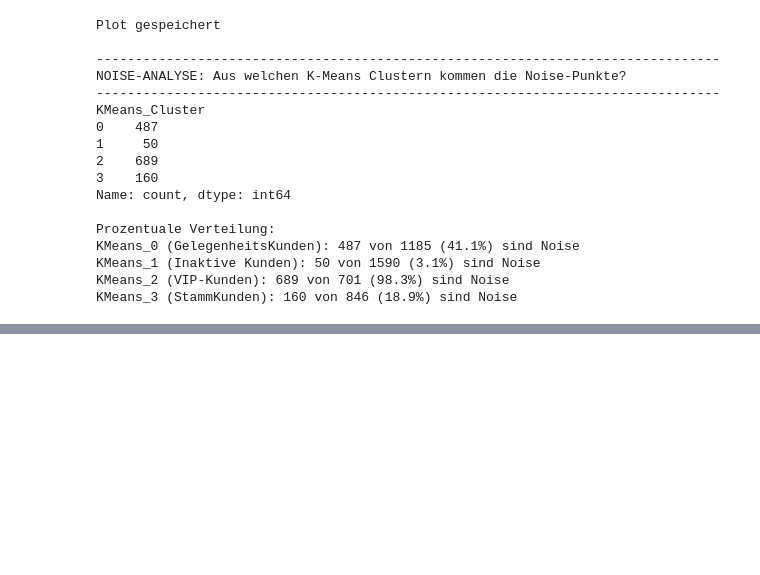
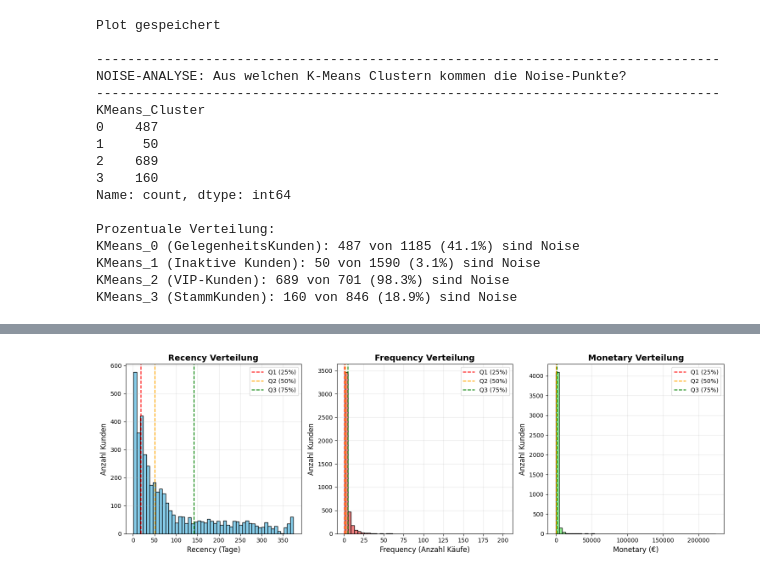
Before and after one commit to Zulkerr/kundensegmentierung-erst, a Jupyter notebook: notebooks/trainieren_und_test_daten.ipynb, the cells around one changed output, grey strips where cells are left out. Saved outputs shown, nothing was run; the diff lists cells and outputs as text; code cells hidden in the pictures; blank space fills up the shorter version.

```diff
--- a/notebooks/trainieren_und_test_daten.ipynb
+++ b/notebooks/trainieren_und_test_daten.ipynb
@@ -1342,3 +1342,89 @@ KMeans_0 (GelegenheitsKunden): 487 von 1185 (41.1%) sind Noise
 KMeans_1 (Inaktive Kunden): 50 von 1590 (3.1%) sind Noise
 KMeans_2 (VIP-Kunden): 689 von 701 (98.3%) sind Noise
 KMeans_3 (StammKunden): 160 von 846 (18.9%) sind Noise
+# %%
+print("="*80)
+print("ANSATZ 2: REGELBASIERTE GROUND TRUTH")
+print("="*80)
+
+print("\n" + "="*80)
+print("SCHRITT 1: RFM-Verteilung analysieren (Schwellenwerte bestimmen)")
+print("="*80)
+
+# Quartile berechnen (25%, 50%, 75%)
+rfm_quartiles = rfm[['Recency', 'Frequency', 'Monetary']].describe()
+
+print("\nRFM-Statistiken:")
+print(rfm_quartiles)
+
+# Visualisierung
+fig, axes = plt.subplots(1, 3, figsize=(15, 5))
+
+# Recency
+axes[0].hist(rfm['Recency'], bins=50, color='skyblue', edgecolor='black')
+axes[0].axvline(rfm['Recency'].quantile(0.25), color='red', linestyle='--', label='Q1 (25%)')
+axes[0].axvline(rfm['Recency'].quantile(0.50), color='orange', linestyle='--', label='Q2 (50%)')
+axes[0].axvline(rfm['Recency'].quantile(0.75), color='green', linestyle='--', label='Q3 (75%)')
+axes[0].set_xlabel('Recency (Tage)', fontsize=12)
+axes[0].set_ylabel('Anzahl Kunden', fontsize=12)
+axes[0].set_title('Recency Verteilung', fontsize=14, fontweight='bold')
+axes[0].legend()
+axes[0].grid(alpha=0.3)
+
+# Frequency
+axes[1].hist(rfm['Frequency'], bins=50, color='lightcoral', edgecolor='black')
+axes[1].axvline(rfm['Frequency'].quantile(0.25), color='red', linestyle='--', label='Q1 (25%)')
+axes[1].axvline(rfm['Frequency'].quantile(0.50), color='orange', linestyle='--', label='Q2 (50%)')
+axes[1].axvline(rfm['Frequency'].quantile(0.75), color='green', linestyle='--', label='Q3 (75%)')
+axes[1].set_xlabel('Frequency (Anzahl Käufe)', fontsize=12)
+axes[1].set_ylabel('Anzahl Kunden', fontsize=12)
+axes[1].set_title('Frequency Verteilung', fontsize=14, fontweight='bold')
+axes[1].legend()
+axes[1].grid(alpha=0.3)
+
+# Monetary
+axes[2].hist(rfm['Monetary'], bins=50, color='lightgreen', edgecolor='black')
+axes[2].axvline(rfm['Monetary'].quantile(0.25), color='red', linestyle='--', label='Q1 (25%)')
+axes[2].axvline(rfm['Monetary'].quantile(0.50), color='orange', linestyle='--', label='Q2 (50%)')
+axes[2].axvline(rfm['Monetary'].quantile(0.75), color='green', linestyle='--', label='Q3 (75%)')
+axes[2].set_xlabel('Monetary (€)', fontsize=12)
+axes[2].set_ylabel('Anzahl Kunden', fontsize=12)
+axes[2].set_title('Monetary Verteilung', fontsize=14, fontweight='bold')
+axes[2].legend()
+axes[2].grid(alpha=0.3)
+
+plt.tight_layout()
+plt.savefig('../results/reports1/rfm_distribution_quartiles.png', dpi=300, bbox_inches='tight')
+plt.show()
+
+print("\nPlot gespeichert")
+
+# Schwellenwerte ausgeben
+print("\n" + "="*80)
+print("EMPFOHLENE SCHWELLENWERTE (basierend auf Quartilen):")
+print("="*80)
+
+r_25 = rfm['Recency'].quantile(0.25)
+r_75 = rfm['Recency'].quantile(0.75)
+
+f_25 = rfm['Frequency'].quantile(0.25)
+f_75 = rfm['Frequency'].quantile(0.75)
+
+m_25 = rfm['Monetary'].quantile(0.25)
+m_75 = rfm['Monetary'].quantile(0.75)
+
+print(f"\nRecency:")
+print(f"  - Niedrig (gut):   ≤ {r_25:.0f} Tage")
+print(f"  - Mittel:          {r_25:.0f} - {r_75:.0f} Tage")
+print(f"  - Hoch (schlecht): > {r_75:.0f} Tage")
+
+print(f"\nFrequency:")
+print(f"  - Niedrig:  ≤ {f_25:.0f} Käufe")
+print(f"  - Mittel:   {f_25:.0f} - {f_75:.0f} Käufe")
+print(f"  - Hoch:     > {f_75:.0f} Käufe")
+
+print(f"\nMonetary:")
+print(f"  - Niedrig:  ≤ {m_25:.0f} €")
+print(f"  - Mittel:   {m_25:.0f} - {m_75:.0f} €")
+print(f"  - Hoch:     > {m_75:.0f} €")
+# %% [output]
@@ -1344,0 +1449 @@ KMeans_3 (StammKunden): 160 von 846 (18.9%) sind Noise
+[figure, added]
```
Also changed, not shown: parts of 10 cells of this notebook, 39 other files.
